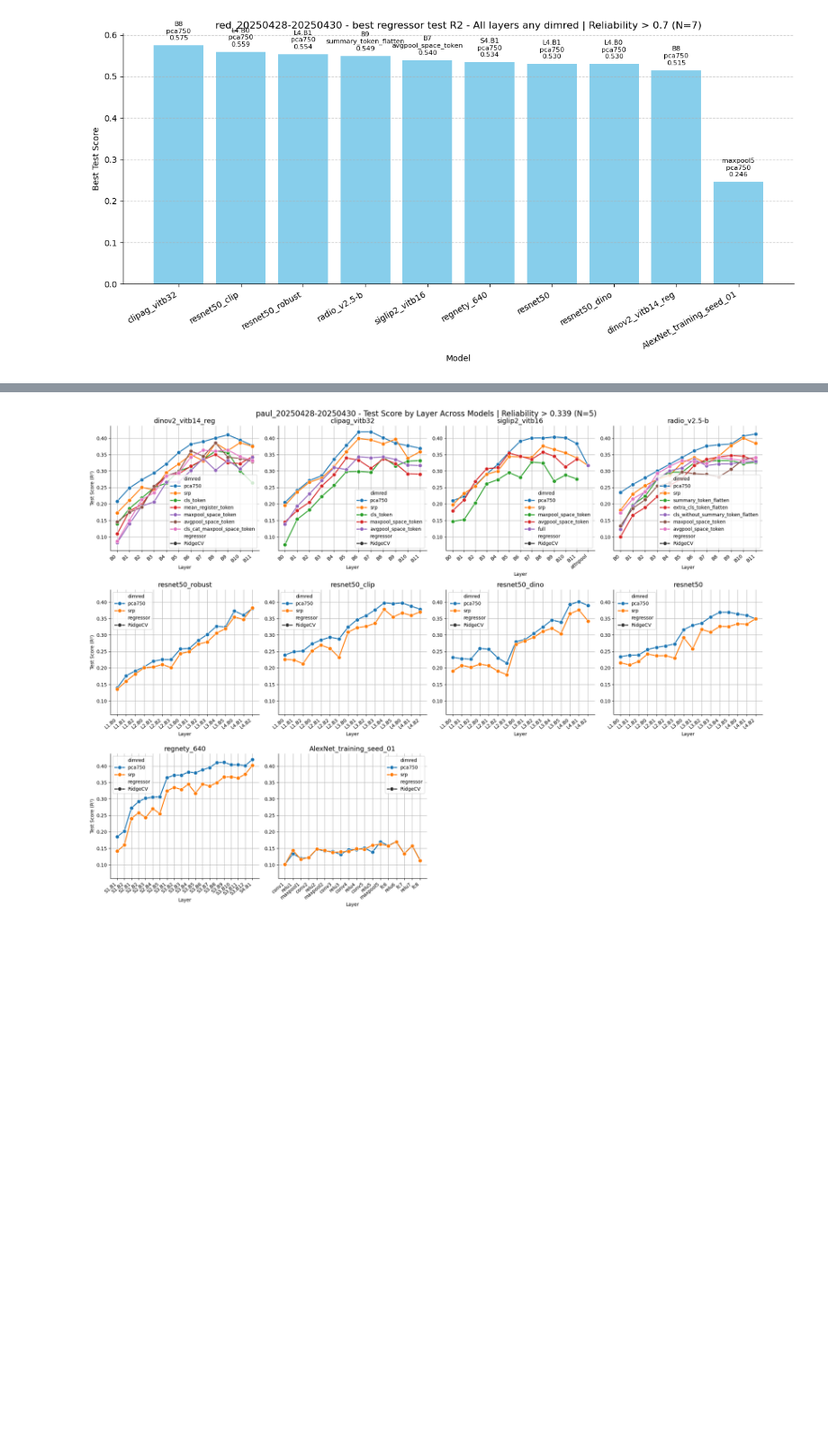
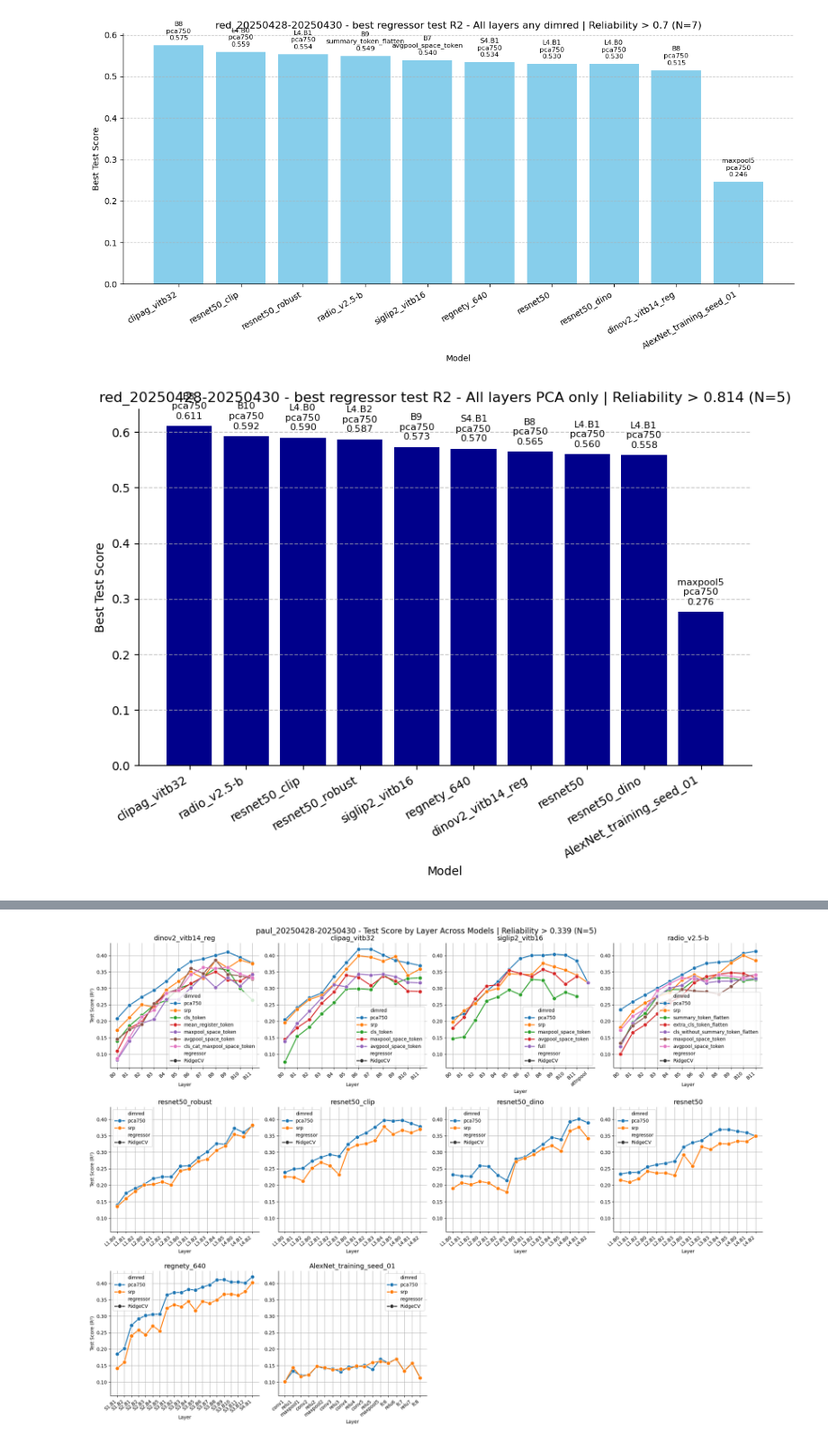
Before and after one commit to Animadversio/Closed-loop-visual-insilico, a Jupyter notebook: notebooks/neural_regress_red_20250428-20250430_posthoc_synopsis.ipynb, the cells around one changed output, grey strips where cells are left out. Shown at 90% size. Cells and saved outputs as stored; diff of their text form; code cells hidden in the pictures; blank space fills up the shorter version.

Commit message:
update all figures generations

```diff
--- a/notebooks/neural_regress_red_20250428-20250430_posthoc_synopsis.ipynb
+++ b/notebooks/neural_regress_red_20250428-20250430_posthoc_synopsis.ipynb
@@ -240,11 +240,11 @@ def sweep_combine_result_df(model_output_dir, subject_id, channel_mask=None, mod
         return pd.DataFrame()
 # %%
 # Create a function that returns a figure
-def plot_best_per_model(best_per_model, subtitle=f'{subject_id} - Best Layer Performance per Model (Reliability > 0.7)', figsize=(12, 6), descending=True):
+def plot_best_per_model(best_per_model, subtitle=f'{subject_id} - Best Layer Performance per Model (Reliability > 0.7)', figsize=(12, 6), descending=True, color='skyblue'):
     if descending:
         best_per_model = best_per_model.sort_values('test_score', ascending=False)
     fig, ax = plt.subplots(figsize=figsize)
-    bars = ax.bar(best_per_model['modelname'], best_per_model['test_score'], color='skyblue')
+    bars = ax.bar(best_per_model['modelname'], best_per_model['test_score'], color=color)
     ax.set_xlabel('Model')
     ax.set_ylabel('Best Test Score')
     ax.set_title(subtitle)
@@ -390,3 +390,27 @@ saveallforms(synopsis_dir, f"{subject_id}_model_comparison_best_anydimred", fig)
 plt.show()
 # %% [output]
 [figure]
+# %%
+# Use the function with reliability threshold
+reliability = data_dict['reliability']
+# Select top 5 channels with highest reliability
+threshold = None  # Not using threshold-based selection
+sorted_indices = np.argsort(reliability)[::-1]  # Sort in descending order
+top5_indices = sorted_indices[:5]  # Take top 5 indices
+channel_mask = np.zeros_like(reliability, dtype=bool)
+channel_mask[top5_indices] = True
+threshold = min(reliability[top5_indices])
+top5_chan_result_df = sweep_combine_result_df(model_output_dir, subject_id, channel_mask)
+top5_chan_result_df.to_csv(join(synopsis_dir, f"{subject_id}_top5_chan_all_models_result_df_synopsis_reliability_{threshold}.csv"))
+# %%
+# Find the best layer/dimred/regressor combination for each model
+best_per_model = top5_chan_result_df.query("'pca750' in dimred").groupby('modelname').apply(
+    lambda x: x.loc[x['test_score'].idxmax()]
+).reset_index(drop=True)
+# Generate and display the figure
+fig = plot_best_per_model(best_per_model, f"{subject_id} - best regressor test R2 - All layers PCA only | Reliability > {threshold:.3f} (N={channel_mask.sum()})",
+                          figsize=(8,6), color="darkblue")
+saveallforms(synopsis_dir, f"{subject_id}_model_comparison_best_pca750_edit", fig)
+plt.show()
+# %% [output]
+[figure, added]
```
Also changed, not shown: parts of 1 cell of this notebook, 4 other files.
